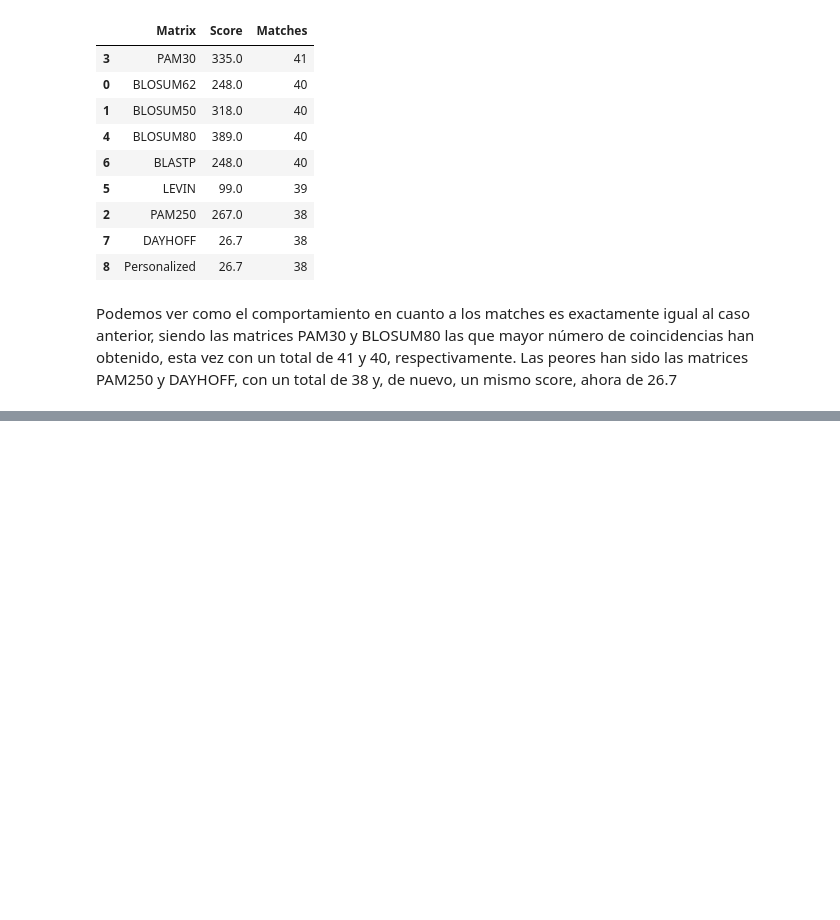
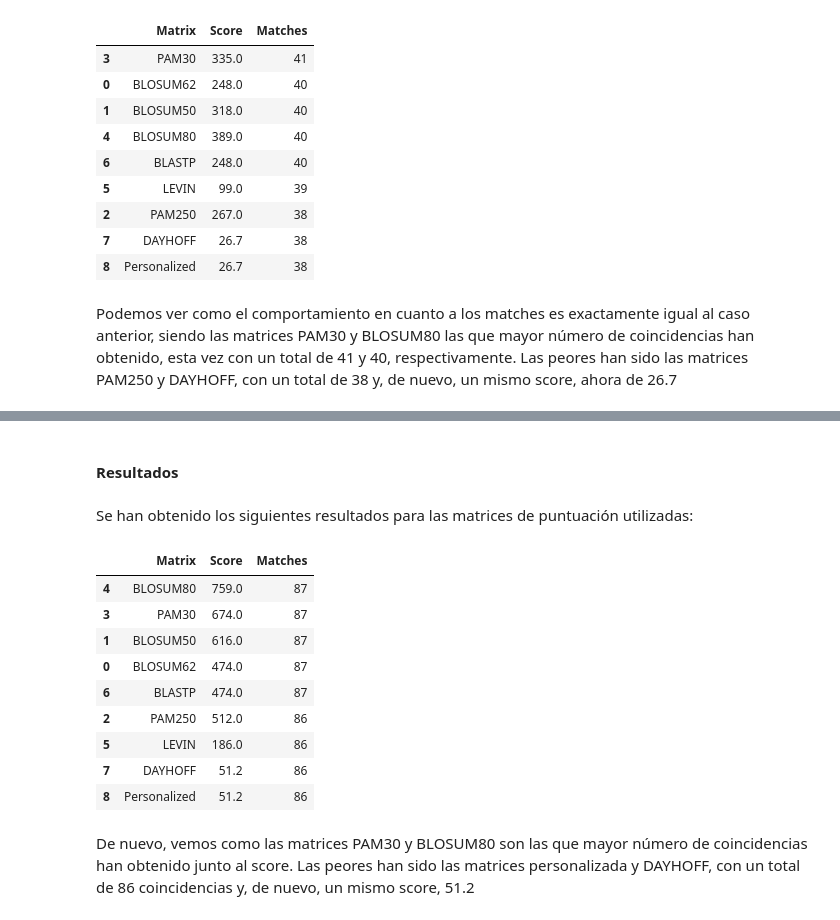
Before and after one commit to deepamino/pr2, a Jupyter notebook: Ejercicio_2.ipynb, the cells around one changed output, grey strips where cells are left out. Cells and saved outputs as stored; diff of their text form; code cells hidden in the pictures; blank space fills up the shorter version.

```diff
--- a/Ejercicio_2.ipynb
+++ b/Ejercicio_2.ipynb
@@ -1092,0 +1088,2 @@ Podemos ver como el comportamiento en cuanto a los matches es exactamente igual
+# %%
+results = {"Matrix": [], "Score": [], "Matches": []}
@@ -1092,0 +1360,22 @@ Podemos ver como el comportamiento en cuanto a los matches es exactamente igual
+# %% [markdown]
+#### Resultados
+# %% [markdown]
+Se han obtenido los siguientes resultados para las matrices de puntuación utilizadas:
+# %%
+results = pd.DataFrame(results)
+# %%
+results.sort_values(by=["Matches", "Score"], ascending=False, inplace=True)
+results
+# %% [output]
+|  | Matrix | Score | Matches |
+| 4 | BLOSUM80 | 759.0 | 87 |
+| 3 | PAM30 | 674.0 | 87 |
+| 1 | BLOSUM50 | 616.0 | 87 |
+| 0 | BLOSUM62 | 474.0 | 87 |
+| 6 | BLASTP | 474.0 | 87 |
+| 2 | PAM250 | 512.0 | 86 |
+| 5 | LEVIN | 186.0 | 86 |
+| 7 | DAYHOFF | 51.2 | 86 |
+| 8 | Personalized | 51.2 | 86 |
+# %% [markdown]
+De nuevo, vemos como las matrices PAM30 y BLOSUM80 son las que mayor número de coincidencias han obtenido junto al score. Las peores han sido las matrices personalizada y DAYHOFF, con un total de 86 coincidencias y, de nuevo, un mismo score, 51.2
```
Also changed, not shown: parts of 64 cells of this notebook, 5 other files.
